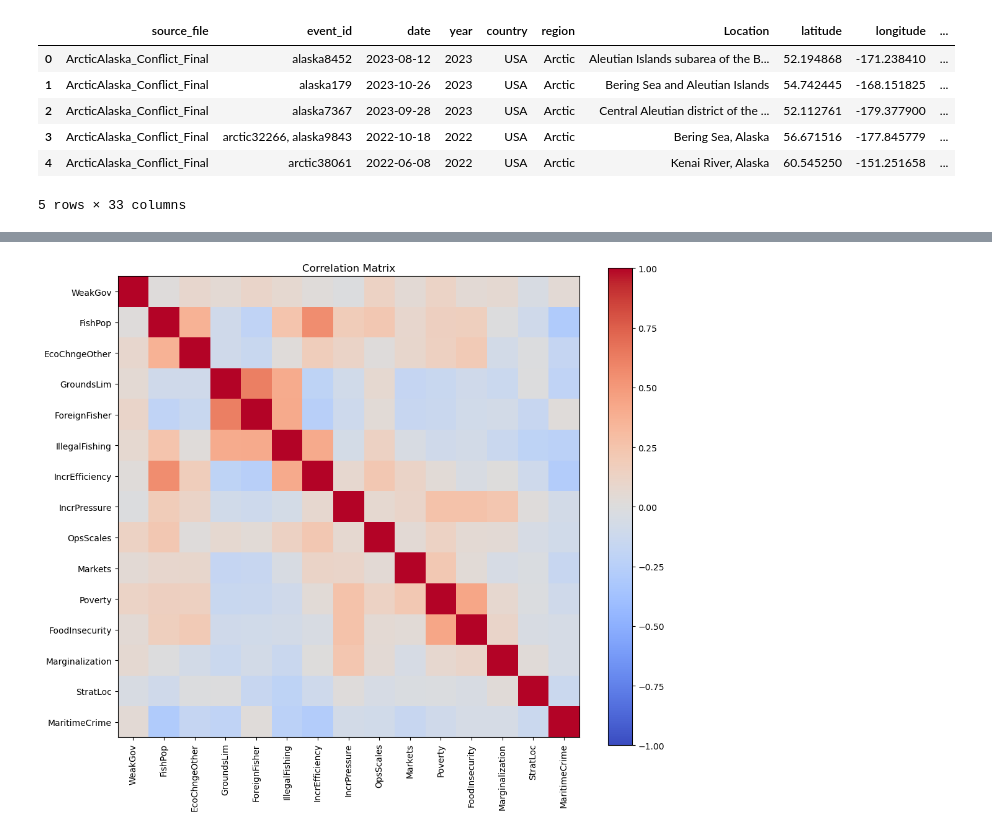
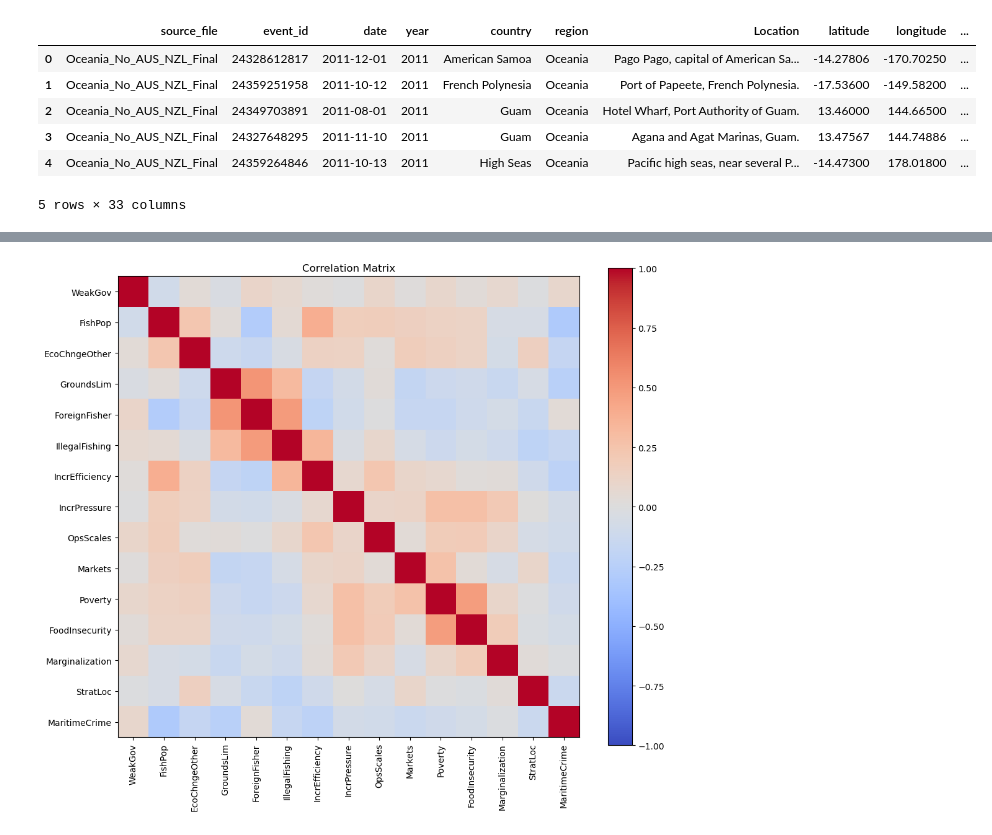
Before and after one commit to jmbyers117/WWF_Project_work, a Jupyter notebook: WWF_Jason.ipynb, the cells around one changed output, grey strips where cells are left out. Saved outputs shown, nothing was run; the diff lists cells and outputs as text; code cells hidden in the pictures.

```diff
--- a/WWF_Jason.ipynb
+++ b/WWF_Jason.ipynb
@@ -11,13 +13,14 @@ from sklearn.metrics import accuracy_score, confusion_matrix,precision_score, re
 # %%
-data = pd.read_excel('Merged_HOA_ARC_ECU_WCP.xlsx')
+parent_dir = os.path.dirname(os.getcwd())
+data = pd.read_excel(os.path.join(parent_dir, 'Merged_HOA_ARC_ECU_WCP_allViolenceScores.xlsx'))
 data.head()
 # %% [output]
 |  | source_file | event_id | date | year | country | region | Location | latitude | longitude | ... |
-| 0 | ArcticAlaska_Conflict_Final | alaska8452 | 2023-08-12 | 2023 | USA | Arctic | Aleutian Islands subarea of the B... | 52.194868 | -171.238410 | ... |
-| 1 | ArcticAlaska_Conflict_Final | alaska179 | 2023-10-26 | 2023 | USA | Arctic | Bering Sea and Aleutian Islands | 54.742445 | -168.151825 | ... |
-| 2 | ArcticAlaska_Conflict_Final | alaska7367 | 2023-09-28 | 2023 | USA | Arctic | Central Aleutian district of the ... | 52.112761 | -179.377900 | ... |
-| 3 | ArcticAlaska_Conflict_Final | arctic32266, alaska9843 | 2022-10-18 | 2022 | USA | Arctic | Bering Sea, Alaska | 56.671516 | -177.845779 | ... |
-| 4 | ArcticAlaska_Conflict_Final | arctic38061 | 2022-06-08 | 2022 | USA | Arctic | Kenai River, Alaska | 60.545250 | -151.251658 | ... |
+| 0 | Oceania_No_AUS_NZL_Final | 24328612817 | 2011-12-01 | 2011 | American Samoa | Oceania | Pago Pago, capital of American Sa... | -14.27806 | -170.70250 | ... |
+| 1 | Oceania_No_AUS_NZL_Final | 24359251958 | 2011-10-12 | 2011 | French Polynesia | Oceania | Port of Papeete, French Polynesia. | -17.53600 | -149.58200 | ... |
+| 2 | Oceania_No_AUS_NZL_Final | 24349703891 | 2011-08-01 | 2011 | Guam | Oceania | Hotel Wharf, Port Authority of Guam. | 13.46000 | 144.66500 | ... |
+| 3 | Oceania_No_AUS_NZL_Final | 24327648295 | 2011-11-10 | 2011 | Guam | Oceania | Agana and Agat Marinas, Guam. | 13.47567 | 144.74886 | ... |
+| 4 | Oceania_No_AUS_NZL_Final | 24359264846 | 2011-10-13 | 2011 | High Seas | Oceania | Pacific high seas, near several P... | -14.47300 | 178.01800 | ... |
 5 rows × 33 columns
 # %%
 print(data.shape)
```
Also changed, not shown: parts of 10 cells of this notebook, 1 other file.
